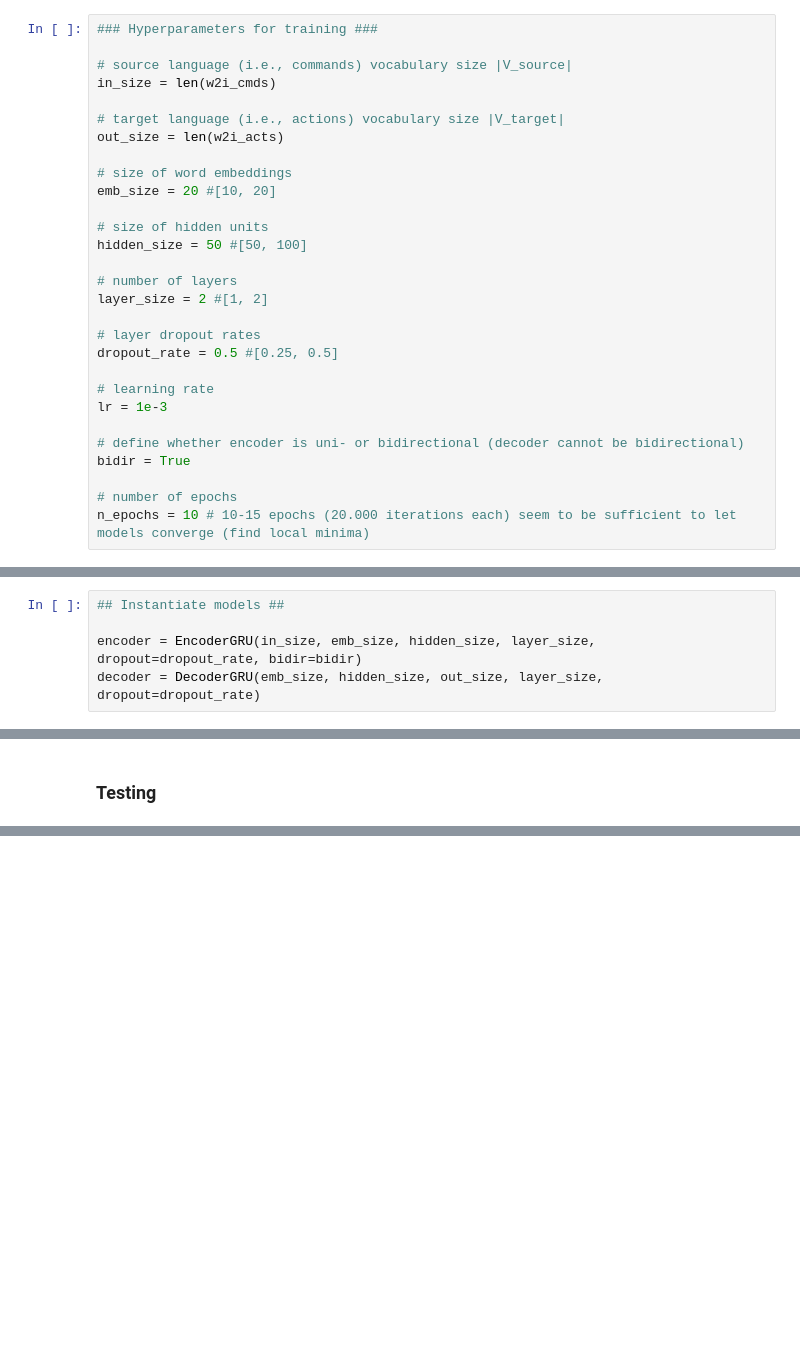
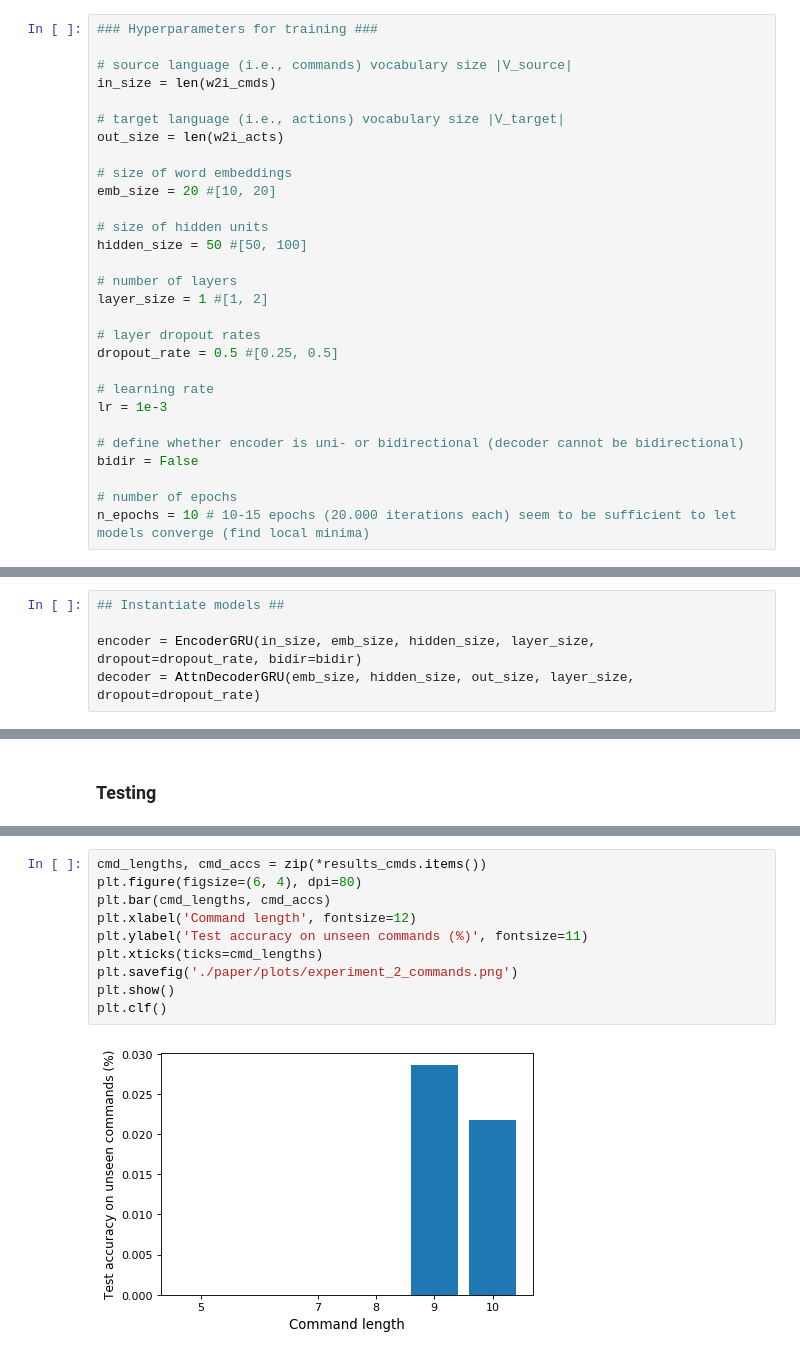
Before and after one commit to LukasMut/ATNLP, a Jupyter notebook: experiment_2.ipynb, the cells around one changed output, grey strips where cells are left out. Saved outputs shown, nothing was run; the diff lists cells and outputs as text; blank space fills up the shorter version.

Commit message:
Fixed typo in attention and implemented experiment 2

```diff
--- a/experiment_2.ipynb
+++ b/experiment_2.ipynb
@@ -101,7 +101,7 @@ emb_size = 20 #[10, 20]
 hidden_size = 50 #[50, 100]
 
 # number of layers
-layer_size = 2 #[1, 2]
+layer_size = 1 #[1, 2]
 
 # layer dropout rates
 dropout_rate = 0.5 #[0.25, 0.5]
@@ -110,7 +110,7 @@ dropout_rate = 0.5 #[0.25, 0.5]
 lr = 1e-3
 
 # define whether encoder is uni- or bidirectional (decoder cannot be bidirectional)
-bidir = True
+bidir = False
 
 # number of epochs
 n_epochs = 10 # 10-15 epochs (20.000 iterations each) seem to be sufficient to let models converge (find local minima)
@@ -146,7 +146,7 @@ def grid_search(embedding_sizes:list, hidden_sizes:list, layer_sizes:list, dropo
 ## Instantiate models ##
 
 encoder = EncoderGRU(in_size, emb_size, hidden_size, layer_size, dropout=dropout_rate, bidir=bidir)
-decoder = DecoderGRU(emb_size, hidden_size, out_size, layer_size, dropout=dropout_rate)
+decoder = AttnDecoderGRU(emb_size, hidden_size, out_size, layer_size, dropout=dropout_rate)
 # %%
 encoder.cuda()
 # %% [output]
@@ -255,0 +237,12 @@ test_acc, results_cmds, results_acts = test(test_dl,
+# %%
+cmd_lengths, cmd_accs = zip(*results_cmds.items())
+plt.figure(figsize=(6, 4), dpi=80)
+plt.bar(cmd_lengths, cmd_accs)
+plt.xlabel('Command length', fontsize=12)
+plt.ylabel('Test accuracy on unseen commands (%)', fontsize=11)
+plt.xticks(ticks=cmd_lengths)
+plt.savefig('./paper/plots/experiment_2_commands.png')
+plt.show()
+plt.clf()
+# %% [output]
+[figure, added]
```
Also changed, not shown: parts of 6 cells of this notebook, 2 other files.
